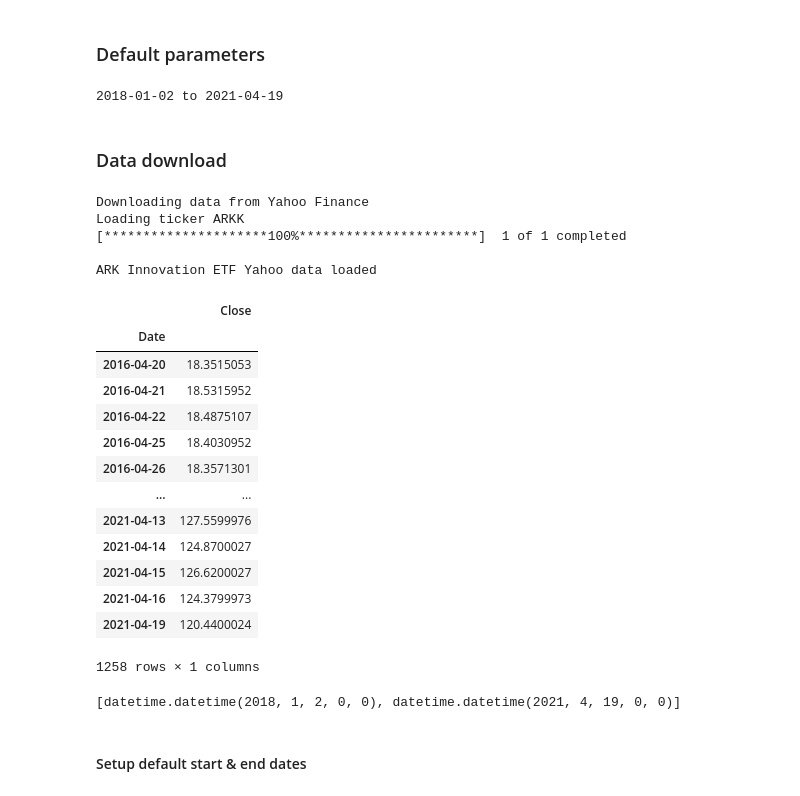
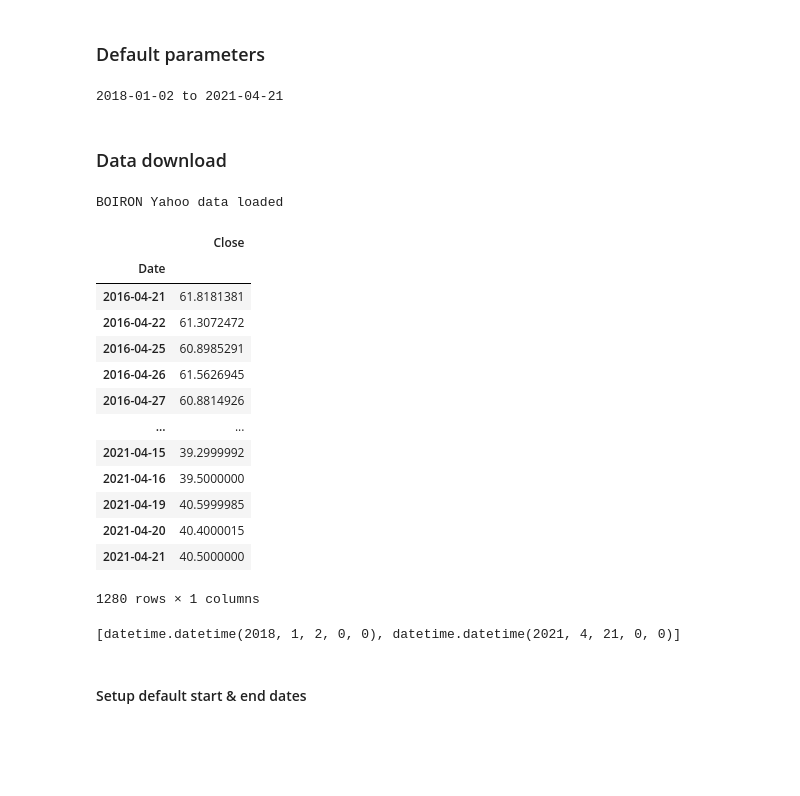
Before and after one commit to Ursuline/asset_management, a Jupyter notebook: moving_avg_oo.ipynb, the cells around one changed output. Cells and saved outputs as stored; diff of their text form; code cells hidden in the pictures; blank space fills up the shorter version.

```diff
--- a/moving_avg_oo.ipynb
+++ b/moving_avg_oo.ipynb
@@ -45,58 +42,54 @@ START_DATE = '2018-01-02'
 # %%
 STRATEGY = 'long'
 END_DATE = dft.YESTERDAY
-#END_DATE = '2021-04-16'
+#END_DATE = '2021-04-19'
 
-TICKER     = 'ARKK'
-REFRESH_YAHOO = True # Download fresh Yahoo data
-REFRESH_EMA   = True # Recompute EMA map
+TICKER     = 'BOI.PA'
+REFRESH_YAHOO = False # Download fresh Yahoo data
+REFRESH_EMA   = False # Recompute EMA map
 print(START_DATE, 'to',END_DATE)
 # %% [output]
-2018-01-02 to 2021-04-19
+2018-01-02 to 2021-04-21
 # %% [markdown]
 ### Data download
 # %%
 try:
-    ticker_obj = tra.load_security_oo(dirname = dft.DATA_DIR,
-                                      ticker  = TICKER,
-                                      refresh = REFRESH_YAHOO,
-                                      period  = dft.DEFAULT_PERIOD,
-                                      dates = [START_DATE, END_DATE]
-                                     )
+    ticker_obj = tra.load_security(dirname = dft.DATA_DIR,
+                                   ticker  = TICKER,
+                                   refresh = REFRESH_YAHOO,
+                                   period  = dft.DEFAULT_PERIOD,
+                                   dates = [START_DATE, END_DATE]
+                                   )
 except IndexError:
     print(f'Could not load {TICKER}')
     print(f'Error type {sys.exc_info()[0]}')
 
 security = pd.DataFrame(ticker_obj.get_market_data()[f'Close_{TICKER}'])
 security.rename(columns={f'Close_{TICKER}': "Close"},
                     inplace=True)
 security
 # %% [output]
-Downloading data from Yahoo Finance
-Loading ticker ARKK
-[*********************100%***********************]  1 of 1 completed
-
-ARK Innovation ETF Yahoo data loaded
+BOIRON Yahoo data loaded
 |  | Close |
 | Date |  |
-| 2016-04-20 | 18.3515053 |
-| 2016-04-21 | 18.5315952 |
-| 2016-04-22 | 18.4875107 |
-| 2016-04-25 | 18.4030952 |
-| 2016-04-26 | 18.3571301 |
+| 2016-04-21 | 61.8181381 |
+| 2016-04-22 | 61.3072472 |
+| 2016-04-25 | 60.8985291 |
+| 2016-04-26 | 61.5626945 |
+| 2016-04-27 | 60.8814926 |
 | ... | ... |
-| 2021-04-13 | 127.5599976 |
-| 2021-04-14 | 124.8700027 |
-| 2021-04-15 | 126.6200027 |
-| 2021-04-16 | 124.3799973 |
-| 2021-04-19 | 120.4400024 |
+| 2021-04-15 | 39.2999992 |
+| 2021-04-16 | 39.5000000 |
+| 2021-04-19 | 40.5999985 |
+| 2021-04-20 | 40.4000015 |
+| 2021-04-21 | 40.5000000 |
-1258 rows × 1 columns
+1280 rows × 1 columns
 # %%
 # Set date range
 date_range = util.get_date_range(security, START_DATE, END_DATE)
 print(date_range)
 # %% [output]
-[datetime.datetime(2018, 1, 2, 0, 0), datetime.datetime(2021, 4, 19, 0, 0)]
+[datetime.datetime(2018, 1, 2, 0, 0), datetime.datetime(2021, 4, 21, 0, 0)]
 # %% [markdown]
 #### Setup default start & end dates
 # %%
```
Also changed, not shown: parts of 7 cells of this notebook, 8 other files.
